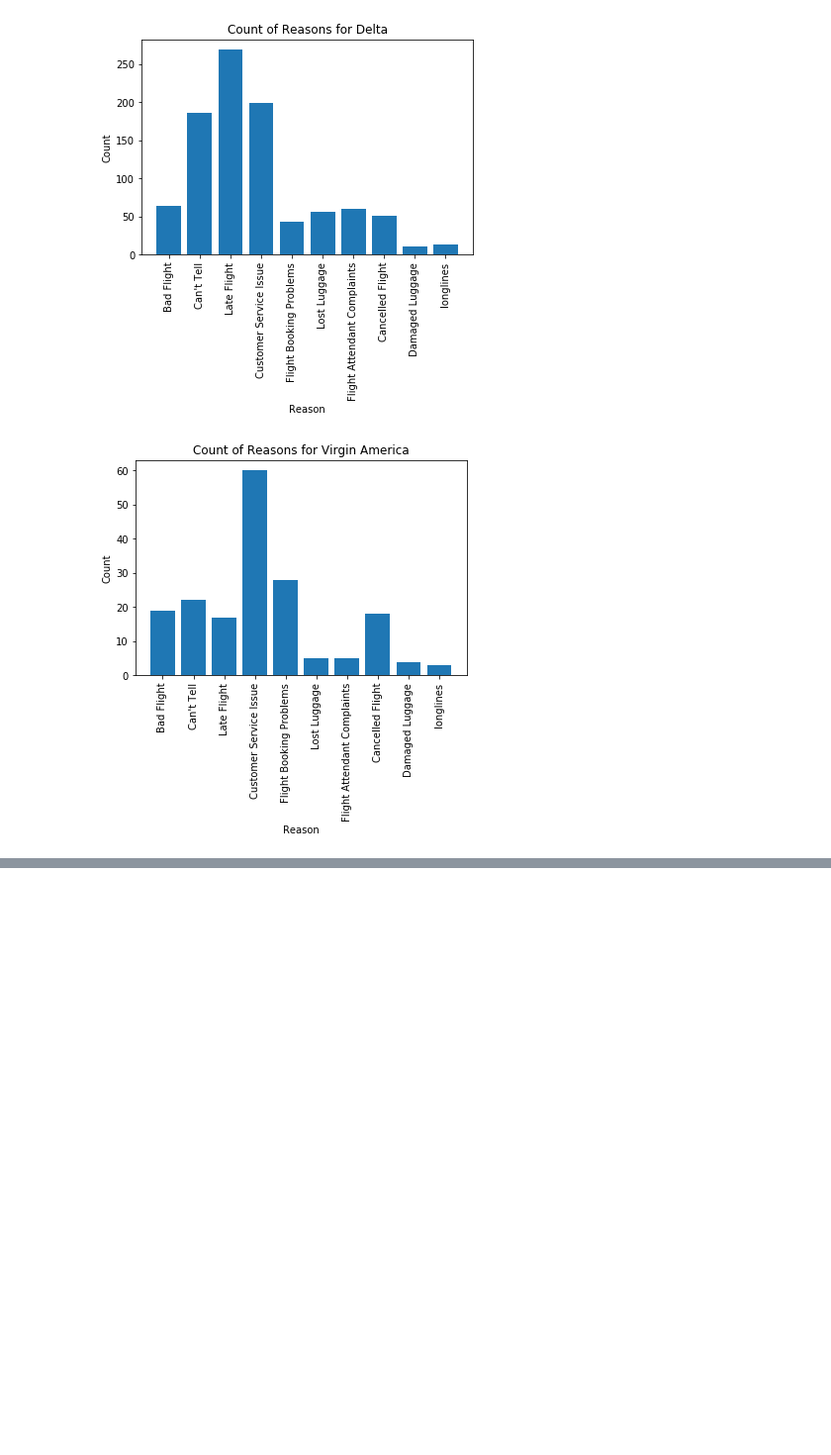
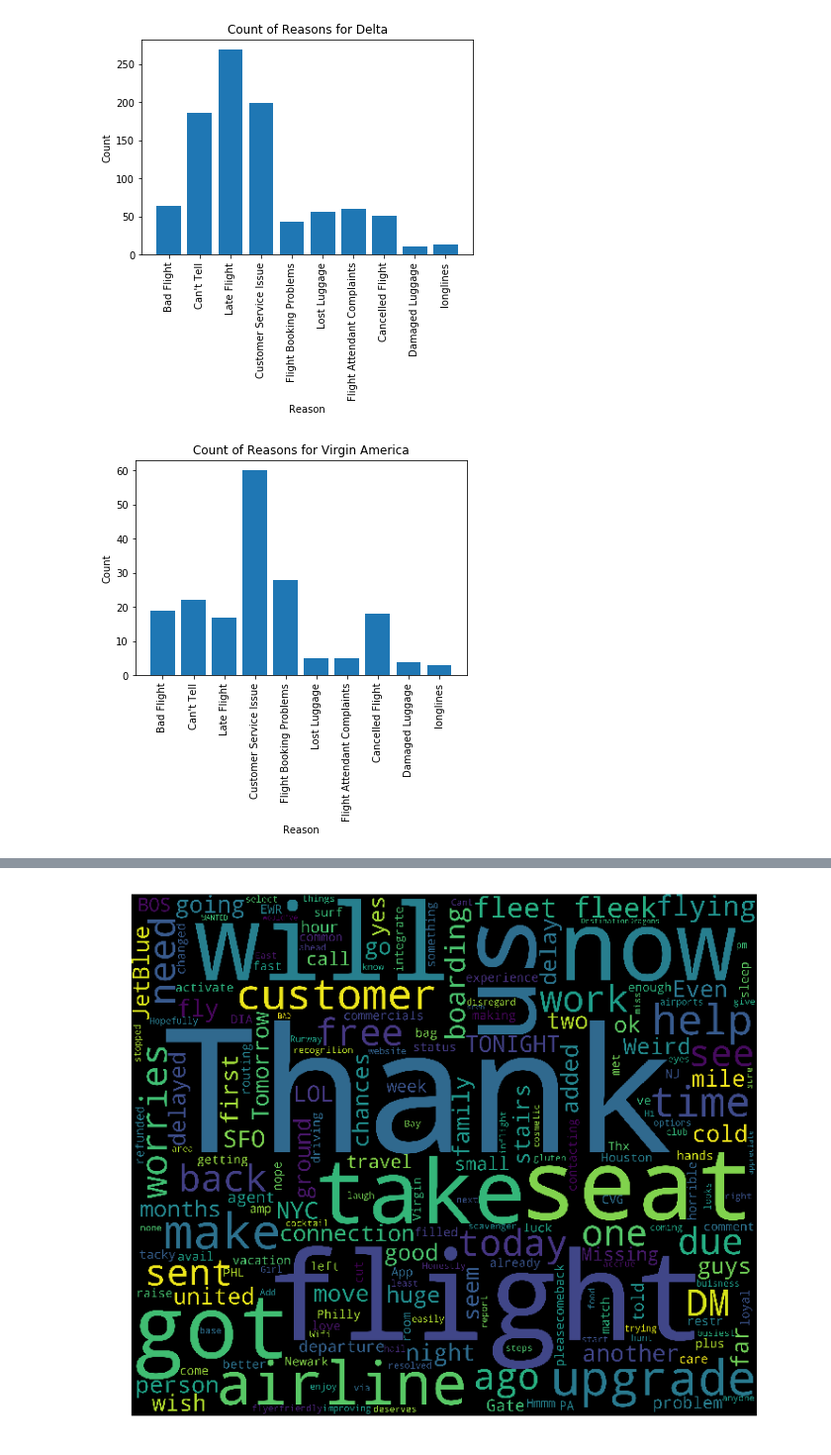
Before and after one commit to zlapp/Twitter-US-Airlines-Sentiment, a Jupyter notebook: Twitter-US-Airlines-Sentiment.ipynb, the cells around one changed output, grey strips where cells are left out. Shown at 99% size. Drawn from its saved outputs; the diff is of its cells as text; code cells hidden in the pictures; blank space fills up the shorter version.

```diff
--- a/Twitter-US-Airlines-Sentiment.ipynb
+++ b/Twitter-US-Airlines-Sentiment.ipynb
@@ -179,0 +175,4 @@ plt.show()
+# %%
+plt_wordcloud('positive',0.5)
+# %% [output]
+[figure, added]
```
Also changed, not shown: parts of 11 cells of this notebook.
